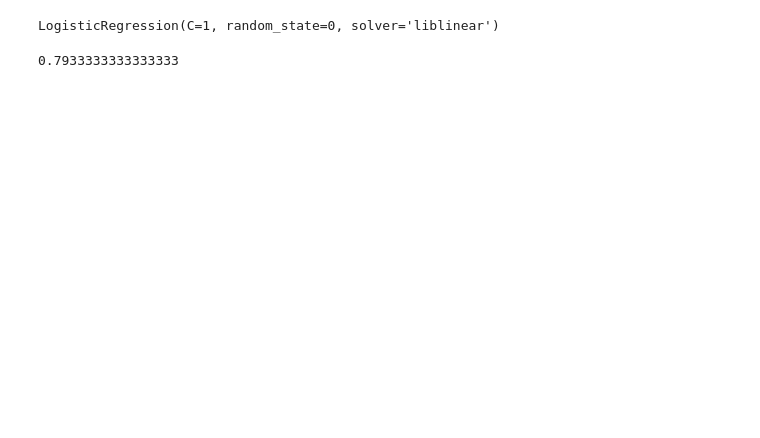
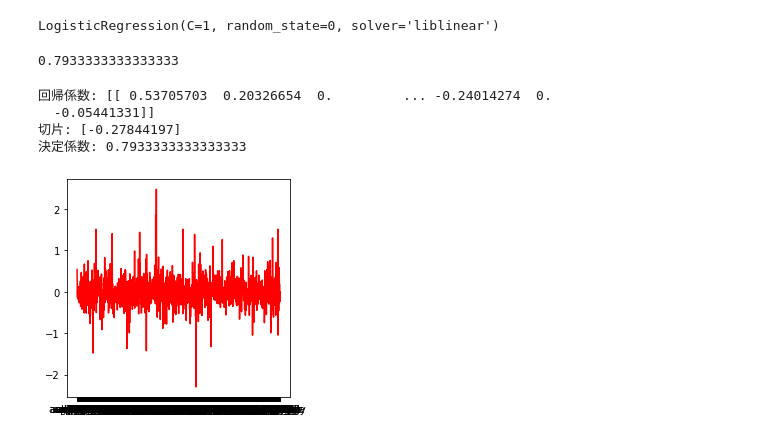
Before and after one commit to takusan2/machineLearning, a Jupyter notebook: practice/amazon_reviews.ipynb, the cells around one changed output. Drawn from its saved outputs; the diff is of its cells as text; code cells hidden in the pictures; blank space fills up the shorter version.

```diff
--- a/practice/amazon_reviews.ipynb
+++ b/practice/amazon_reviews.ipynb
@@ -33,9 +37,10 @@ df.head()
 | 3 | Tied to charger for conversations... | 0 |
 | 4 | The mic is great. | 1 |
 # %%
-# 説明変数の取得
+# 特徴行列にするテキスト
+text = df['review']
 
-# reviewを空白で区切り特徴行列を作成する
+# reviewを空白で区切りで分割し特徴行列を作成する
 from sklearn.feature_extraction.text import CountVectorizer
-cv = CountVectorizer()
-X = cv.fit_transform(df['review'])
+cv = CountVectorizer(analyzer='word')
+X = cv.fit_transform(text)
@@ -62,3 +84,15 @@ LogisticRegression(C=1, random_state=0, solver='liblinear')
 lr.score(X_test,y_test)
 # %% [output]
 0.7933333333333333
+# %%
+# ロジスティック回帰分析の結果
+a = lr.coef_
+b = lr.intercept_
+print("回帰係数:", a)
+print("切片:", b)
+print("決定係数:", lr.score(X_test, y_test))
+# %% [output]
+回帰係数: [[ 0.53705703  0.20326654  0.         ... -0.24014274  0.
+  -0.05441331]]
+切片: [-0.27844197]
+決定係数: 0.7933333333333333
@@ -64,0 +102,14 @@ lr.score(X_test,y_test)
+# %%
+# 回帰係数をリストとして取得
+Regression_Coefficient = a.tolist()[0]
+# %%
+%matplotlib inline
+import matplotlib.pyplot as plt
+# 回帰係数を図で見る
+
+plt.figure(figsize=(4,4))
+plt.plot(cv.get_feature_names(),Regression_Coefficient, color='red')
+
+plt.show()
+# %% [output]
+[figure, added]
```
Also changed, not shown: parts of 12 cells of this notebook, 2 other files.
